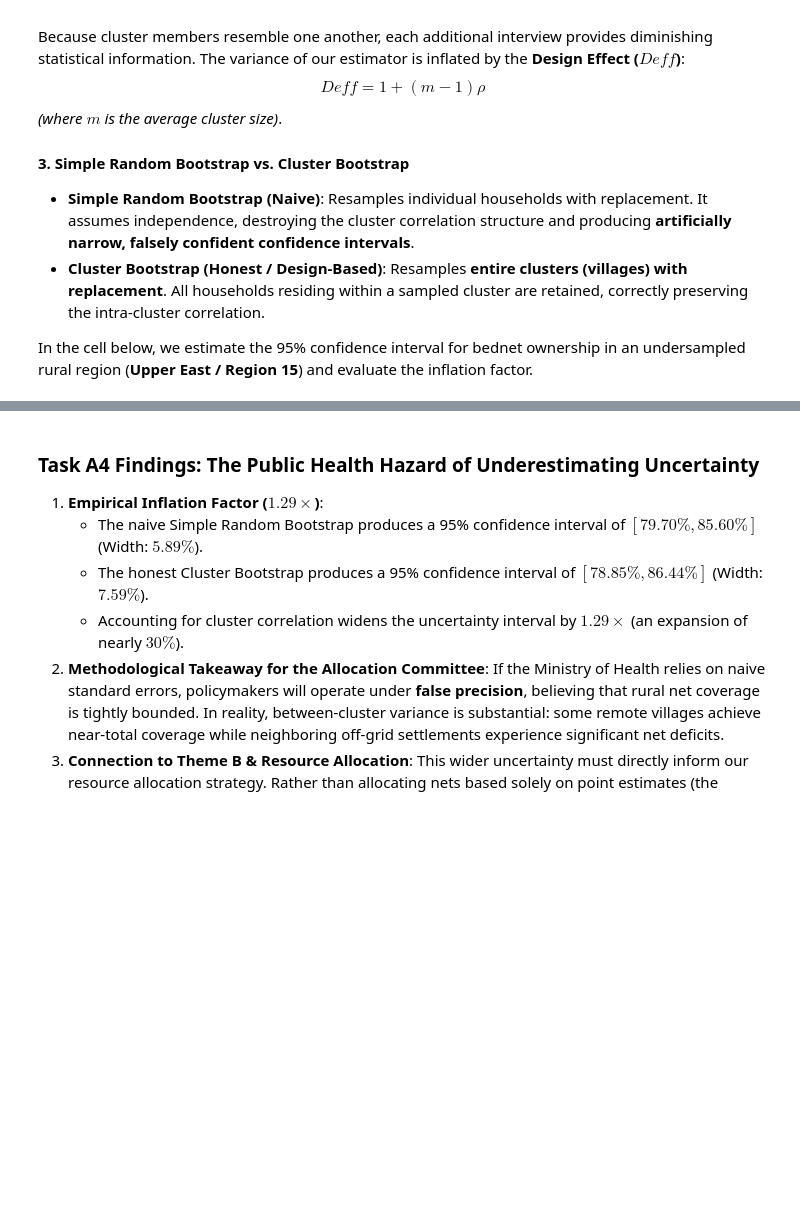
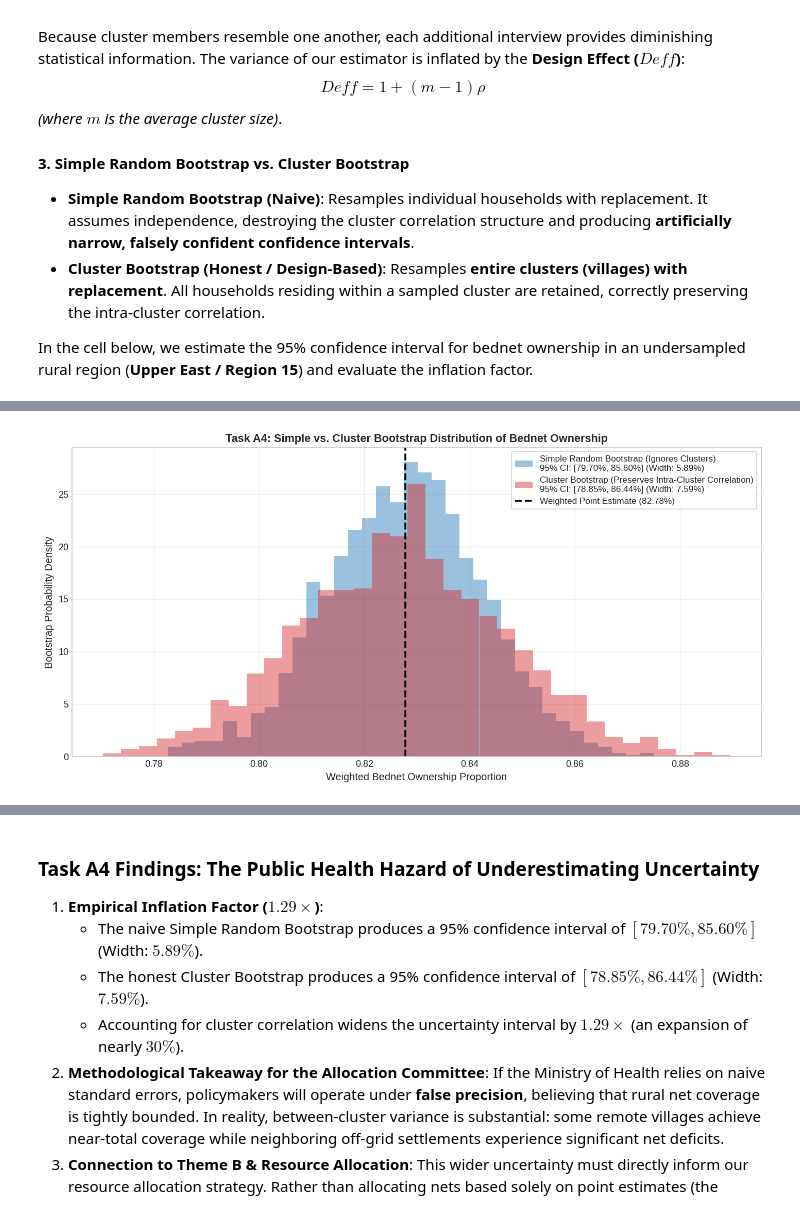
Before and after one commit to ASU-MICS-2028/mle-group-2-prosit-1, a Jupyter notebook: Bernard.ipynb, the cells around one changed output, grey strips where cells are left out. Cells and saved outputs as stored; diff of their text form; code cells hidden in the pictures; blank space fills up the shorter version.

```diff
--- a/Bernard.ipynb
+++ b/Bernard.ipynb
@@ -640,0 +640,83 @@ Official DHS Regional Net Ownership: 79.5% (Matches our survey range!)
+# %%
+# ==============================================================================
+# 7. TASK A4: BOOTSTRAP UNCERTAINTY QUANTIFICATION (SRS vs. CLUSTER BOOTSTRAP)
+# Evaluates bednet ownership in rural Upper East (Region 15) using 2,000 iterations.
+# Demonstrates how ignoring intra-cluster correlation artificially understates
+# uncertainty and produces dangerously narrow confidence intervals.
+# ==============================================================================
+
+# 1. Extract target subpopulation: Rural households in Region 15 (Upper East)
+rural_ue = df_mis[(df_mis['region'] == 15) & (df_mis['residence'] == 'rural')].copy()
+clusters_list = rural_ue['cluster'].unique()
+n_clusters = len(clusters_list)
+n_households = len(rural_ue)
+
+# 2. Weighted point estimate for Rural Upper East
+ue_norm_weights = rural_ue['sample_weight'] / rural_ue['sample_weight'].sum()
+point_estimate = (rural_ue['has_net'] * ue_norm_weights).sum()
+
+# 3. Bootstrap Simulation Setup
+B = 2000
+np.random.seed(42)
+
+# --- Bootstrap A: Simple Random Sampling with Replacement (Ignores Clusters) ---
+simple_boot_results = np.zeros(B)
+for b in range(B):
+    sample_indices = np.random.choice(rural_ue.index, size=n_households, replace=True)
+    sample_df = rural_ue.loc[sample_indices]
+    w = sample_df['sample_weight'] / sample_df['sample_weight'].sum()
+    simple_boot_results[b] = (sample_df['has_net'] * w).sum()
+
+# --- Bootstrap B: Cluster Resampling with Replacement (Preserves Intra-Cluster Correlation) ---
+cluster_boot_results = np.zeros(B)
+for b in range(B):
+    resampled_clusters = np.random.choice(clusters_list, size=n_clusters, replace=True)
+    # Concatenate all households within selected clusters
+    cluster_dfs = [rural_ue[rural_ue['cluster'] == c] for c in resampled_clusters]
+    sample_df = pd.concat(cluster_dfs, ignore_index=True)
+    w = sample_df['sample_weight'] / sample_df['sample_weight'].sum()
+    cluster_boot_results[b] = (sample_df['has_net'] * w).sum()
+
+# 4. Extract 95% Confidence Intervals
+simple_ci_low, simple_ci_high = np.percentile(simple_boot_results, [2.5, 97.5])
+cluster_ci_low, cluster_ci_high = np.percentile(cluster_boot_results, [2.5, 97.5])
+
+simple_width = simple_ci_high - simple_ci_low
+cluster_width = cluster_ci_high - cluster_ci_low
+design_inflation = cluster_width / simple_width
+understated_bias = (1 - (simple_width / cluster_width)) * 100
+
+# 5. Dual-Distribution Visualization
+fig, ax = plt.subplots(figsize=(11, 5.5))
+
+ax.hist(simple_boot_results, bins=35, density=True, color='#1f77b4', alpha=0.45,
+        label=f'Simple Random Bootstrap (Ignores Clusters)\n95% CI: [{simple_ci_low*100:.2f}%, {simple_ci_high*100:.2f}%] (Width: {simple_width*100:.2f}%)')
+
+ax.hist(cluster_boot_results, bins=35, density=True, color='#d62728', alpha=0.45,
+        label=f'Cluster Bootstrap (Preserves Intra-Cluster Correlation)\n95% CI: [{cluster_ci_low*100:.2f}%, {cluster_ci_high*100:.2f}%] (Width: {cluster_width*100:.2f}%)')
+
+ax.axvline(point_estimate, color='black', linestyle='--', linewidth=2,
+           label=f'Weighted Point Estimate ({point_estimate*100:.2f}%)')
+
+ax.set_title('Task A4: Simple vs. Cluster Bootstrap Distribution of Bednet Ownership', fontsize=12, fontweight='bold')
+ax.set_xlabel('Weighted Bednet Ownership Proportion', fontsize=11)
+ax.set_ylabel('Bootstrap Probability Density', fontsize=11)
+ax.legend(frameon=True, fontsize=9.5, loc='upper right')
+ax.grid(True, alpha=0.3)
+
+plt.tight_layout()
+plt.show()
+
+# 6. Display Subpopulation Diagnostics
+print("=== TASK A4: SUBPOPULATION PROFILE (RURAL UPPER EAST) ===")
+print(f"Total rural households surveyed : {n_households}")
+print(f"Total village clusters (PSUs)   : {n_clusters}")
+print(f"Weighted Net Ownership (Point)  : {point_estimate * 100:.2f}%")
+print(f"Unweighted Raw Mean             : {rural_ue['has_net'].mean() * 100:.2f}%")
+print("\n=== TASK A4: BOOTSTRAP UNCERTAINTY RESULTS ===")
+print(f"Simple Random Bootstrap 95% CI : [{simple_ci_low * 100:.2f}%, {simple_ci_high * 100:.2f}%] (Width: {simple_width * 100:.2f}%)")
+print(f"Cluster Bootstrap 95% CI       : [{cluster_ci_low * 100:.2f}%, {cluster_ci_high * 100:.2f}%] (Width: {cluster_width * 100:.2f}%)")
+print(f"Design Effect Inflation Factor : {design_inflation:.2f}x wider")
+print(f"Understated Uncertainty (Bias) : Naive interval is {understated_bias:.1f}% too narrow!")
+# %% [output]
+[figure, added]
```
Also changed, not shown: parts of 31 cells of this notebook.
